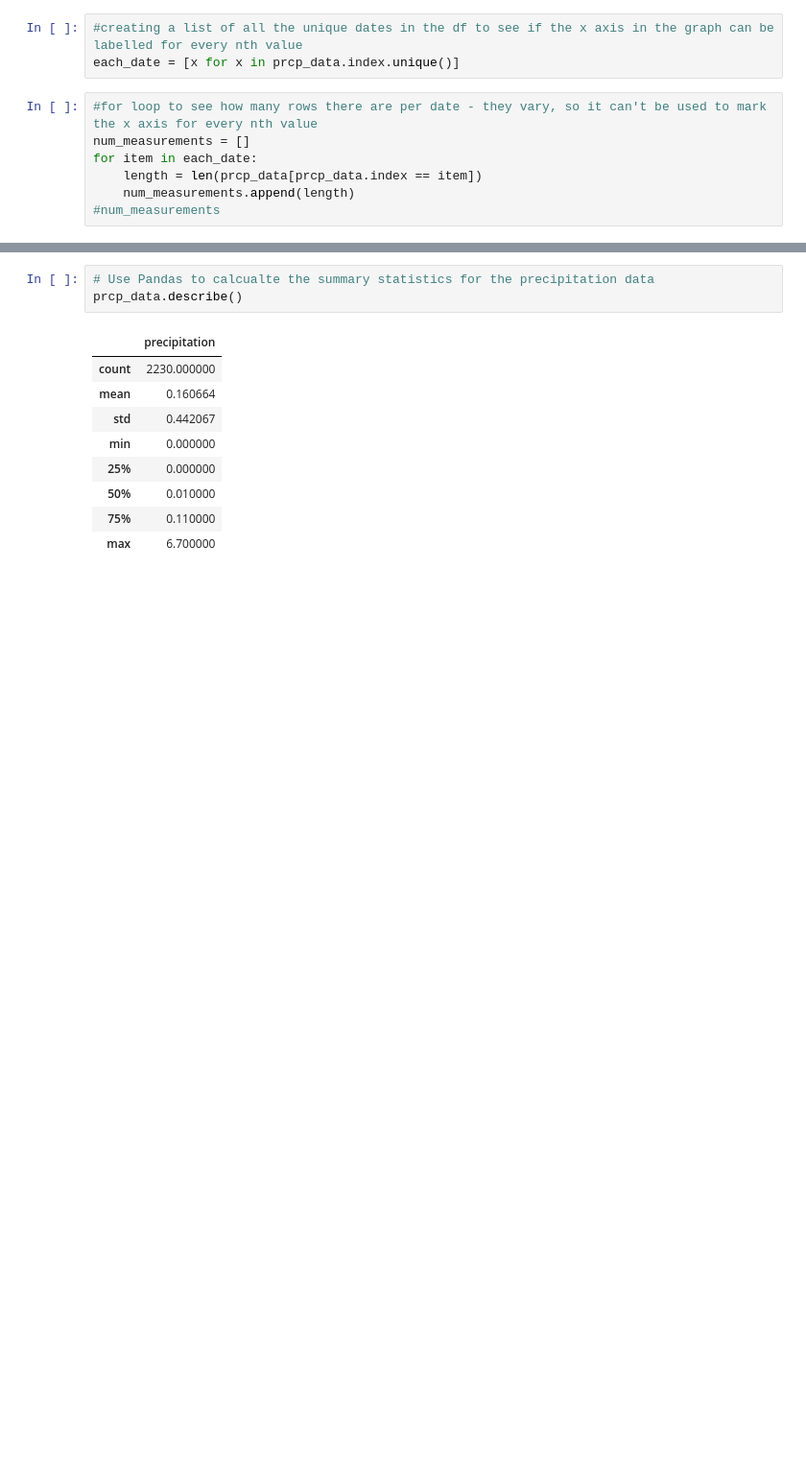
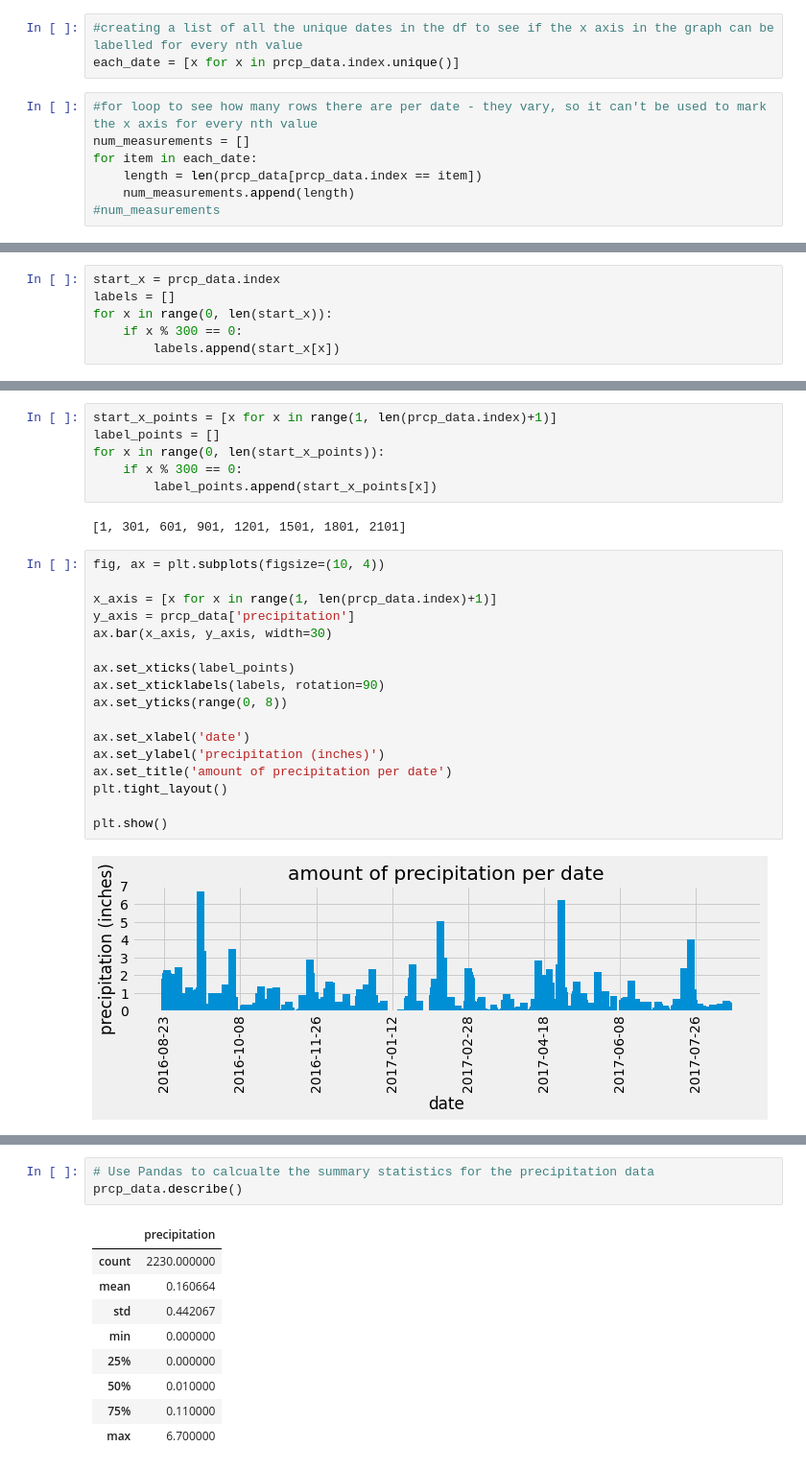
Before and after one commit to sarahDH615/sqlalchemy-challenge, a Jupyter notebook: climate_starter.ipynb, the cells around one changed output, grey strips where cells are left out. Shown: that part at 96% size. Cells and saved outputs as stored; diff of their text form; blank space fills up the shorter version.

```diff
--- a/climate_starter.ipynb
+++ b/climate_starter.ipynb
@@ -118,0 +133,6 @@ for item in each_date:
+# %%
+start_x = prcp_data.index
+labels = []
+for x in range(0, len(start_x)):
+    if x % 300 == 0:
+        labels.append(start_x[x])
@@ -119,3 +148,30 @@ for item in each_date:
+# %%
+start_x_points = [x for x in range(1, len(prcp_data.index)+1)]
+label_points = []
+for x in range(0, len(start_x_points)):
+    if x % 300 == 0:
+        label_points.append(start_x_points[x])
+# %% [output]
+[1, 301, 601, 901, 1201, 1501, 1801, 2101]
+# %%
+fig, ax = plt.subplots(figsize=(10, 4))
+
+x_axis = [x for x in range(1, len(prcp_data.index)+1)]
+y_axis = prcp_data['precipitation']
+ax.bar(x_axis, y_axis, width=30)
+
+ax.set_xticks(label_points)
+ax.set_xticklabels(labels, rotation=90)
+ax.set_yticks(range(0, 8))
+
+ax.set_xlabel('date')
+ax.set_ylabel('precipitation (inches)')
+ax.set_title('amount of precipitation per date')
+plt.tight_layout()
+
+plt.show()
+# %% [output]
+[figure, added]
 # %%
 #graph of precipitation data
 #lines do not seem to match y-axis (max val is 6.7, and it is not showing as that height)
```
Also changed, not shown: parts of 3 cells of this notebook.
